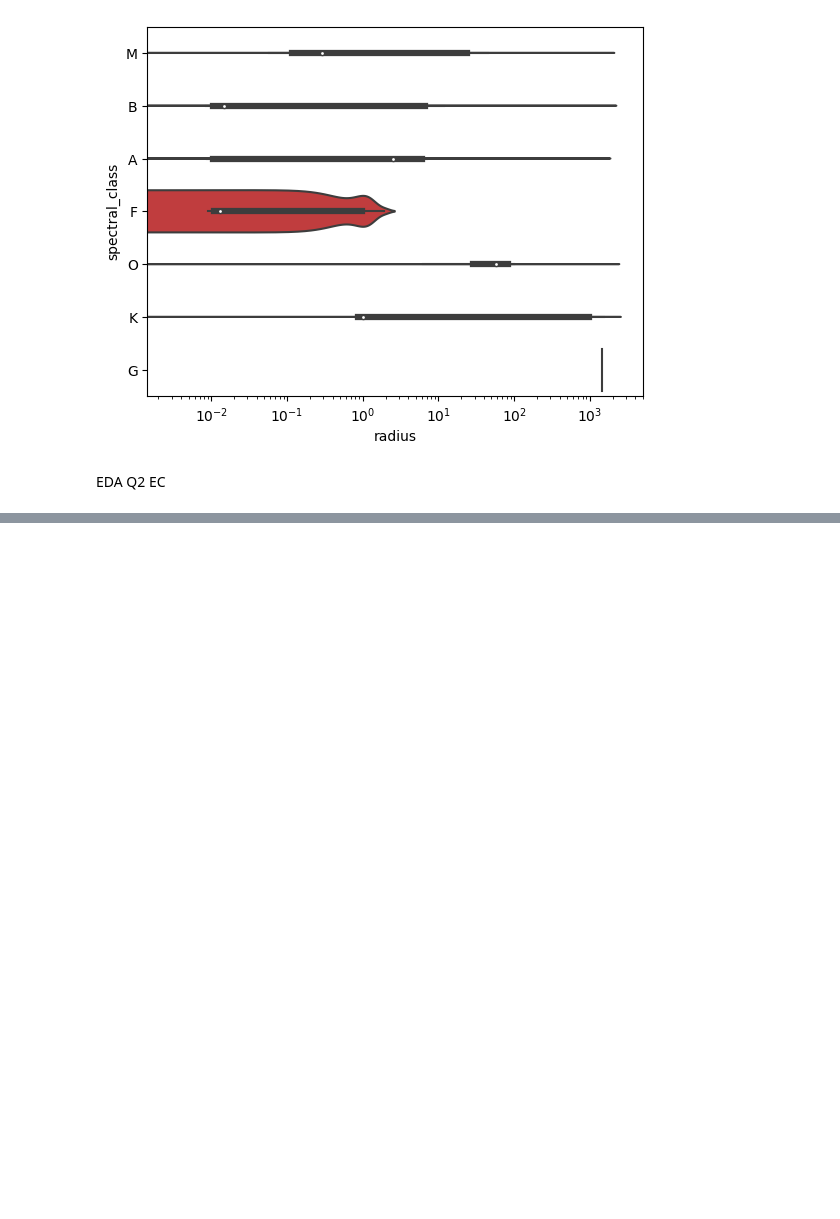
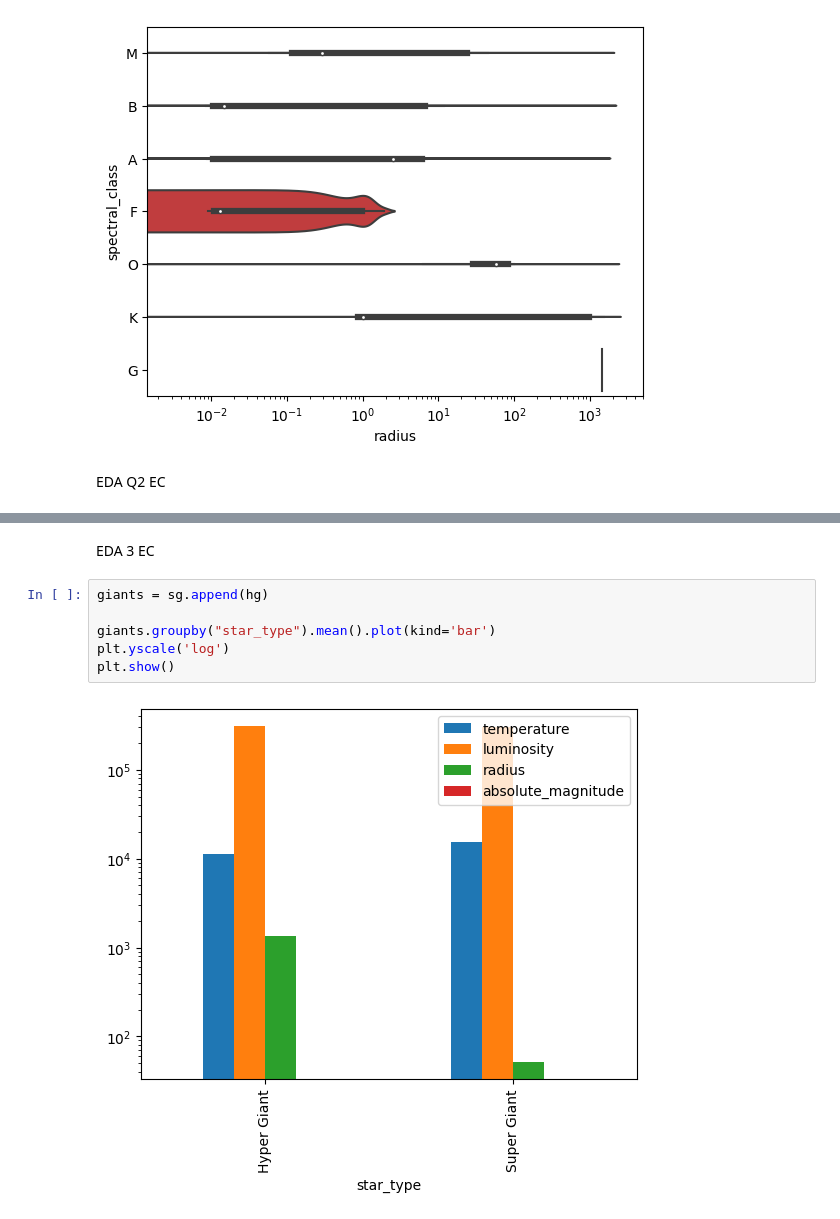
Before and after one commit to mheilner/cs180, a Jupyter notebook: Midterm1/180Midterm1.ipynb, the cells around one changed output, grey strips where cells are left out. Saved outputs shown, nothing was run; the diff lists cells and outputs as text; blank space fills up the shorter version.

```diff
--- a/Midterm1/180Midterm1.ipynb
+++ b/Midterm1/180Midterm1.ipynb
@@ -275,0 +296,10 @@ sns.pairplot(data=star, hue="star_type")
+# %% [markdown]
+EDA 3 EC
+# %%
+giants = sg.append(hg)
+
+giants.groupby("star_type").mean().plot(kind='bar')
+plt.yscale('log')
+plt.show()
+# %% [output]
+[figure, added]
```
Also changed, not shown: parts of 3 cells of this notebook, 3 other files.
